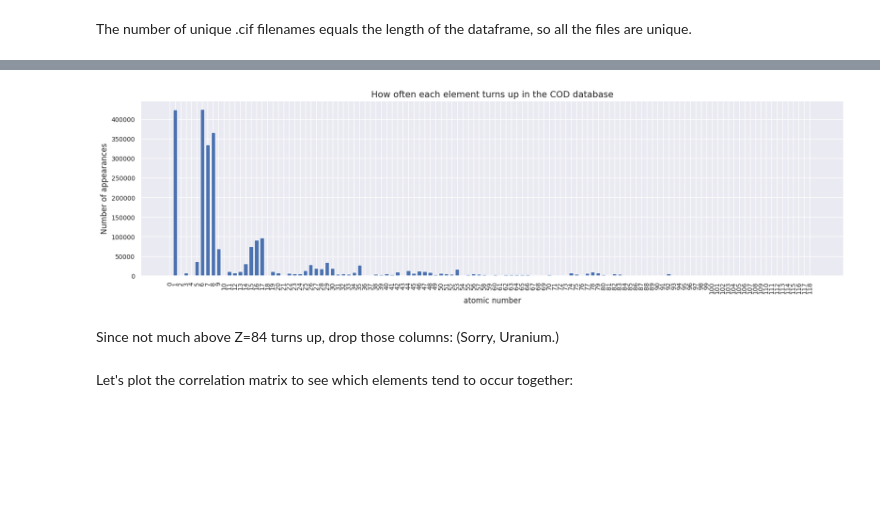
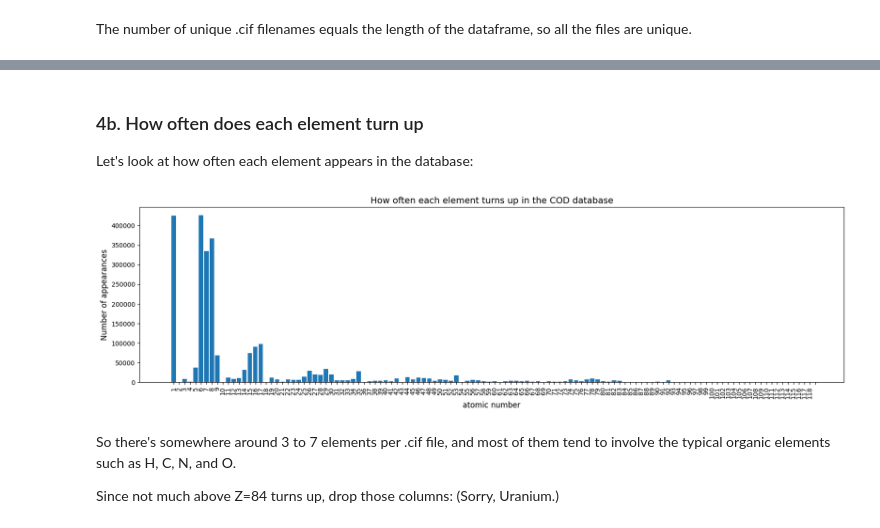
Before and after one commit to teerev/materials-discovery, a Jupyter notebook: exploration.ipynb, the cells around one changed output, grey strips where cells are left out. Drawn from its saved outputs; the diff is of its cells as text; code cells hidden in the pictures; blank space fills up the shorter version.

```diff
--- a/exploration.ipynb
+++ b/exploration.ipynb
@@ -152,3 +153,0 @@ df
-# %%
-# drop the 3 strange occurrences of atomic number 0
-df = df.drop(0, axis=1)
@@ -174,16 +188,28 @@ The barchart shows how often each element appears in the .cif files from the COD
+# %% [markdown]
+### 4b. How often does each element turn up
+
+Let's look at how often each element appears in the database:
 # %%
+import matplotlib.pyplot as plt
+import numpy as np
+
+atomic_numbers = df.sum(axis=0).index
+atomic_numbers_freq = df.sum(axis=0).values
+
 # Plot the barchart
-barchart = plt.figure(figsize=(20,5))
-ax = barchart.add_subplot(111)
-ax.bar(df.sum(axis=0).index, df.sum(axis=0).values)
-ax.set_title('How often each element turns up in the COD database', fontsize=14)
-ax.set_xlabel('atomic number', fontsize=12)
-ax.set_ylabel('Number of appearances', fontsize=12)
-ax.tick_params(axis='both', which='major',labelsize=10)
+barchart1 = plt.figure(figsize=(20,5))
+ax1 = barchart1.add_subplot(111)
+ax1.bar(atomic_numbers, atomic_numbers_freq)
+ax1.set_title('How often each element turns up in the COD database', fontsize=14)
+ax1.set_xlabel('atomic number', fontsize=12)
+ax1.set_ylabel('Number of appearances', fontsize=12)
+ax1.tick_params(axis='both', which='major',labelsize=10)
 plt.xticks(np.arange(0,119,1), rotation='vertical')
 plt.show()
 # %% [output]
-[figure, old version]
+[figure, new version]
 # %% [markdown]
+So there's somewhere around 3 to 7 elements per .cif file, and most of them tend to involve the typical organic elements such as H, C, N, and O.
+
 Since not much above Z=84 turns up, drop those columns: (Sorry, Uranium.)
 # %%
@@ -191,2 +216,0 @@ df = df.drop(np.arange(84, 118, 1), axis=1)
-# %% [markdown]
-Let's plot the correlation matrix to see which elements tend to occur together:
```
Also changed, not shown: parts of 52 cells of this notebook.
